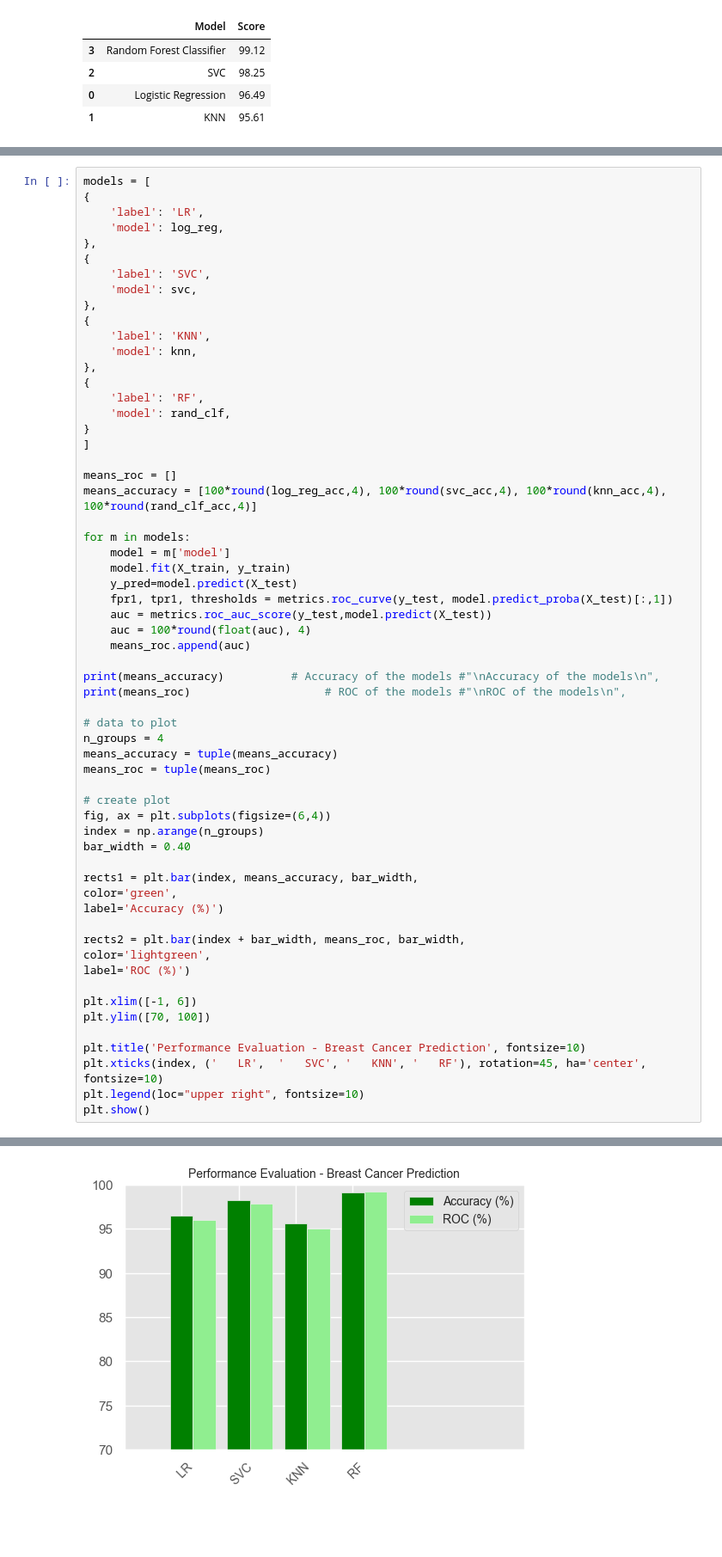
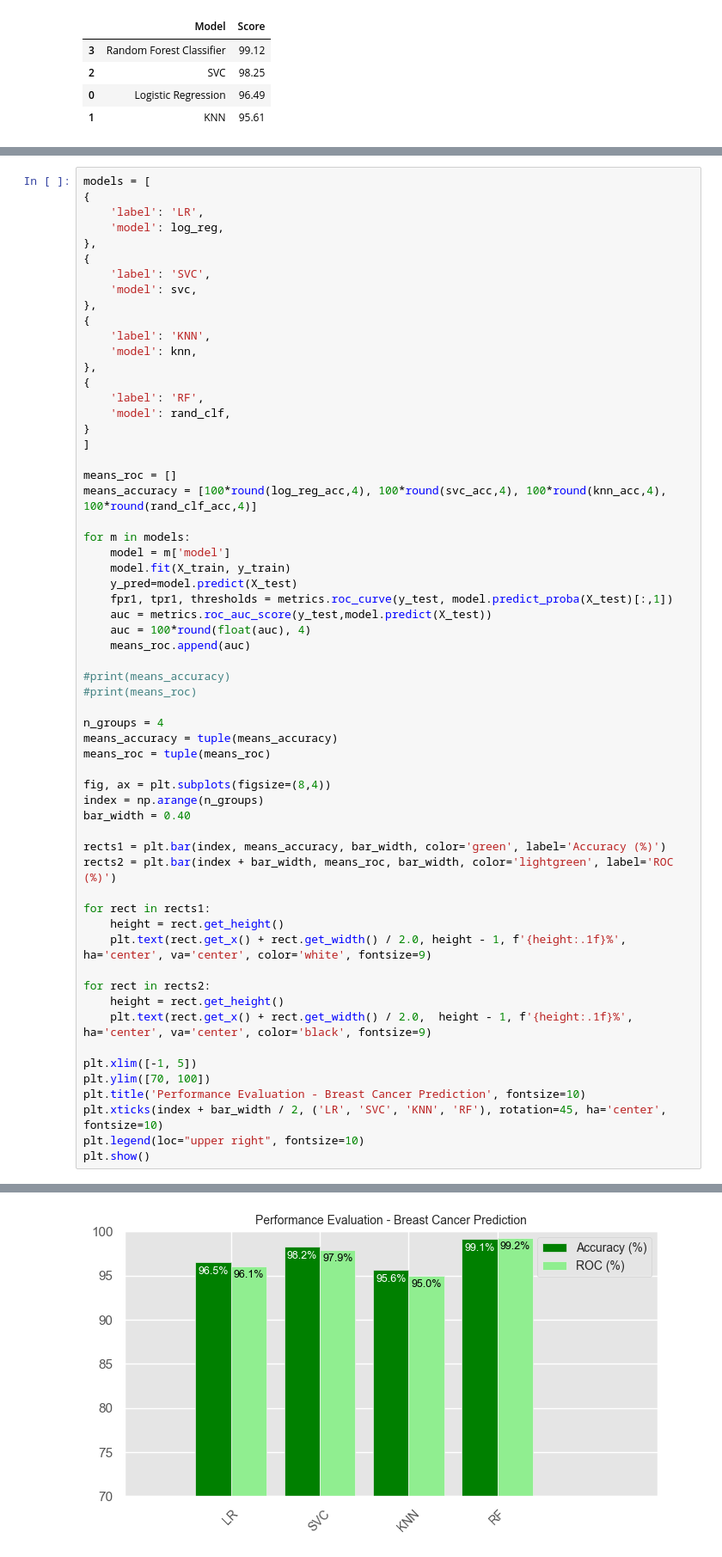
Before and after one commit to orionmc/ML_Summative, a Jupyter notebook: ML_Summative_BC.ipynb, the cells around one changed output, grey strips where cells are left out. Shown at 86% size. Drawn from its saved outputs; the diff is of its cells as text; blank space fills up the shorter version.

```diff
--- a/ML_Summative_BC.ipynb
+++ b/ML_Summative_BC.ipynb
@@ -475,32 +473,32 @@ for m in models:
     auc = 100*round(float(auc), 4)
     means_roc.append(auc)
 
-print(means_accuracy)          # Accuracy of the models #"\nAccuracy of the models\n",
-print(means_roc)                    # ROC of the models #"\nROC of the models\n",
+#print(means_accuracy)
+#print(means_roc)
 
-# data to plot
 n_groups = 4
 means_accuracy = tuple(means_accuracy)
 means_roc = tuple(means_roc)
 
-# create plot
-fig, ax = plt.subplots(figsize=(6,4))
+fig, ax = plt.subplots(figsize=(8,4))
 index = np.arange(n_groups)
 bar_width = 0.40
 
-rects1 = plt.bar(index, means_accuracy, bar_width,
-color='green',
-label='Accuracy (%)')
+rects1 = plt.bar(index, means_accuracy, bar_width, color='green', label='Accuracy (%)')
+rects2 = plt.bar(index + bar_width, means_roc, bar_width, color='lightgreen', label='ROC (%)')
 
-rects2 = plt.bar(index + bar_width, means_roc, bar_width,
-color='lightgreen',
-label='ROC (%)')
+for rect in rects1:
+    height = rect.get_height()
+    plt.text(rect.get_x() + rect.get_width() / 2.0, height - 1, f'{height:.1f}%', ha='center', va='center', color='white', fontsize=9)
 
-plt.xlim([-1, 6])
+for rect in rects2:
+    height = rect.get_height()
+    plt.text(rect.get_x() + rect.get_width() / 2.0,  height - 1, f'{height:.1f}%', ha='center', va='center', color='black', fontsize=9)
+
+plt.xlim([-1, 5])
 plt.ylim([70, 100])
-
 plt.title('Performance Evaluation - Breast Cancer Prediction', fontsize=10)
-plt.xticks(index, ('   LR',  '   SVC', '   KNN', '   RF'), rotation=45, ha='center', fontsize=10)
+plt.xticks(index + bar_width / 2, ('LR', 'SVC', 'KNN', 'RF'), rotation=45, ha='center', fontsize=10)
 plt.legend(loc="upper right", fontsize=10)
 plt.show()
 # %% [output]
@@ -509 +505 @@ plt.show()
-[figure, old version]
+[figure, new version]
```
Also changed, not shown: parts of 7 cells of this notebook.
